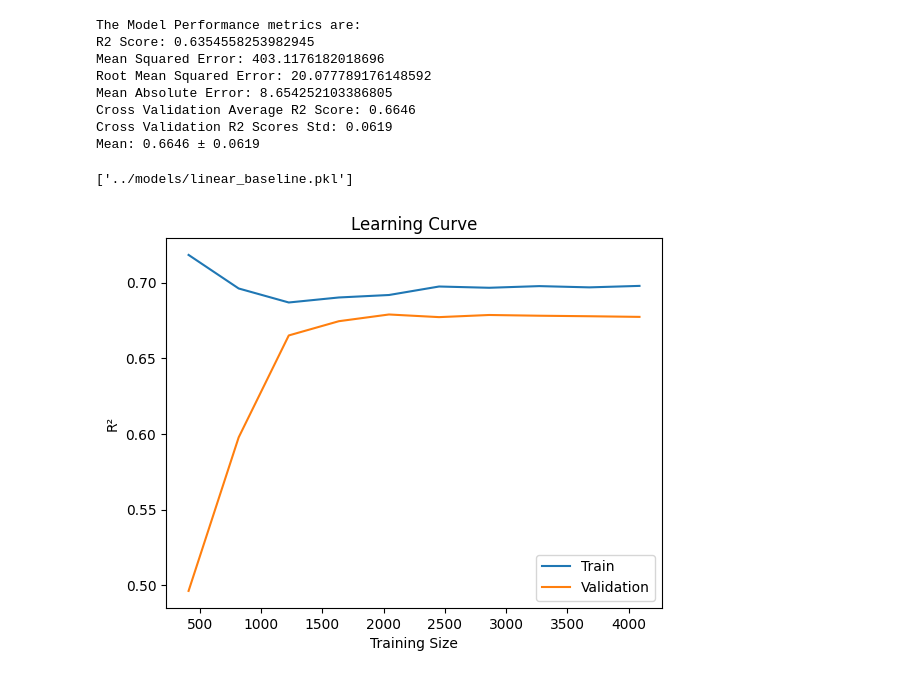
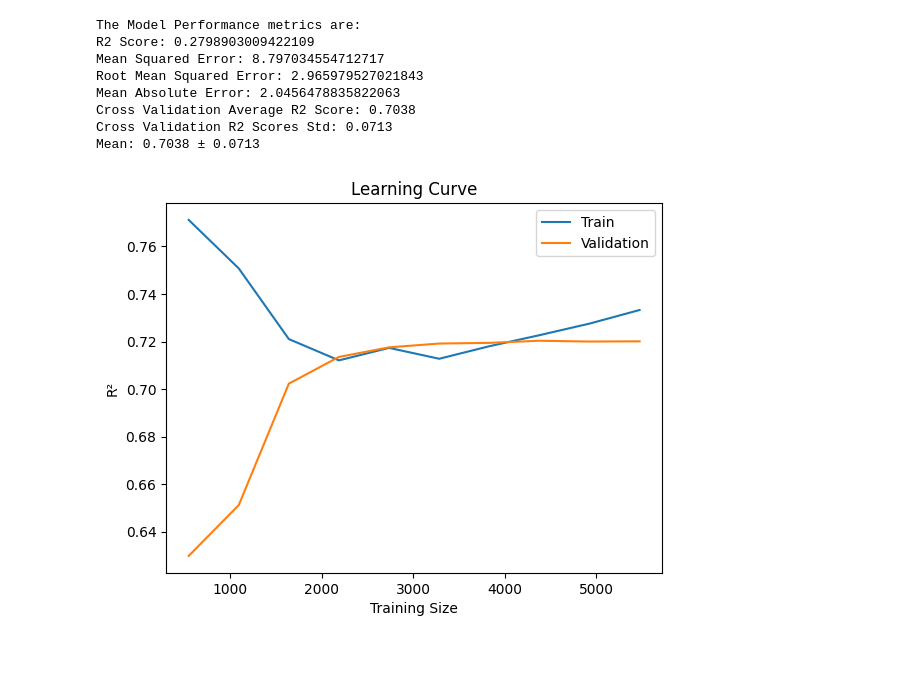
Before and after one commit to MuhammadAhmed1089/Dengue-Outbreak-Predictor, a Jupyter notebook: notebooks/modelTraining.ipynb, the cells around one changed output. Saved outputs shown, nothing was run; the diff lists cells and outputs as text; code cells hidden in the pictures.

Commit message:
model experiment1

```diff
--- a/notebooks/modelTraining.ipynb
+++ b/notebooks/modelTraining.ipynb
@@ -86,46 +68,50 @@ def regressorEvaluation(model,xtest,ytest):
     }
 # %%
 #Linear Regression as baseline model
+from sklearn.preprocessing import StandardScaler
+
+
+yTrainPoolLog=np.log1p(yTrainPool)
+yTestLog=np.log1p(yTestPool)
 
 linearRegression=LinearRegression()
 
-linearRegression.fit(xtrainScaled,ytrain)
+linearRegression.fit(xTrainPool,yTrainPoolLog)
 
-linearEvaluations=regressorEvaluation(linearRegression,xvalScaled,yval)
+linearEvaluations=regressorEvaluation(linearRegression,xTestPool,yTestPool)
 
-timecv=TimeSeriesSplit(n_splits=5)
-cvScore=cross_val_score(linearRegression,xtrainScaled,ytrain,cv=timecv,scoring='r2')
+timeCv=TimeSeriesSplit(n_splits=5)
+cvScore=cross_val_score(linearRegression,xTrainPool,yTrainPoolLog,cv=timeCv,scoring='r2')
 
 print(f"Cross Validation Average R2 Score: {cvScore.mean():.4f}")
 print(f"Cross Validation R2 Scores Std: {cvScore.std():.4f}")
 print(f"Mean: {cvScore.mean():.4f} ± {cvScore.std():.4f}")
-jl.dump( linearRegression,"../models/linear_baseline.pkl")
+#jl.dump( linearRegression,"../models/linear_baseline.pkl")
 # %% [output]
 The Model Performance metrics are:
-R2 Score: 0.6354558253982945
-Mean Squared Error: 403.1176182018696
-Root Mean Squared Error: 20.077789176148592
-Mean Absolute Error: 8.654252103386805
-Cross Validation Average R2 Score: 0.6646
-Cross Validation R2 Scores Std: 0.0619
-Mean: 0.6646 ± 0.0619
+R2 Score: 0.2798903009422109
+Mean Squared Error: 8.797034554712717
+Root Mean Squared Error: 2.965979527021843
+Mean Absolute Error: 2.0456478835822063
+Cross Validation Average R2 Score: 0.7038
+Cross Validation R2 Scores Std: 0.0713
+Mean: 0.7038 ± 0.0713
-['../models/linear_baseline.pkl']
 # %%
 from sklearn.model_selection import learning_curve
 import matplotlib.pyplot as plt
 
-train_sizes, train_scores, val_scores = learning_curve(
-    linearRegression, xtrainScaled, ytrain, cv=5, scoring='r2',
+train_sizes, train_scores, test_scores = learning_curve(
+    linearRegression, xTrainPool, yTrainPoolLog, cv=5, scoring='r2',
     train_sizes=np.linspace(0.1, 1.0, 10)
 )
 
 plt.plot(train_sizes, train_scores.mean(axis=1), label='Train')
-plt.plot(train_sizes, val_scores.mean(axis=1),   label='Validation')
+plt.plot(train_sizes, test_scores.mean(axis=1),   label='Validation')
 plt.xlabel('Training Size')
 plt.ylabel('R²')
 plt.legend()
 plt.title('Learning Curve')
 plt.show()
 # %% [output]
-[figure, old version]
+[figure, new version]
 # %%
```
Also changed, not shown: parts of 5 cells of this notebook, 17 other files.
